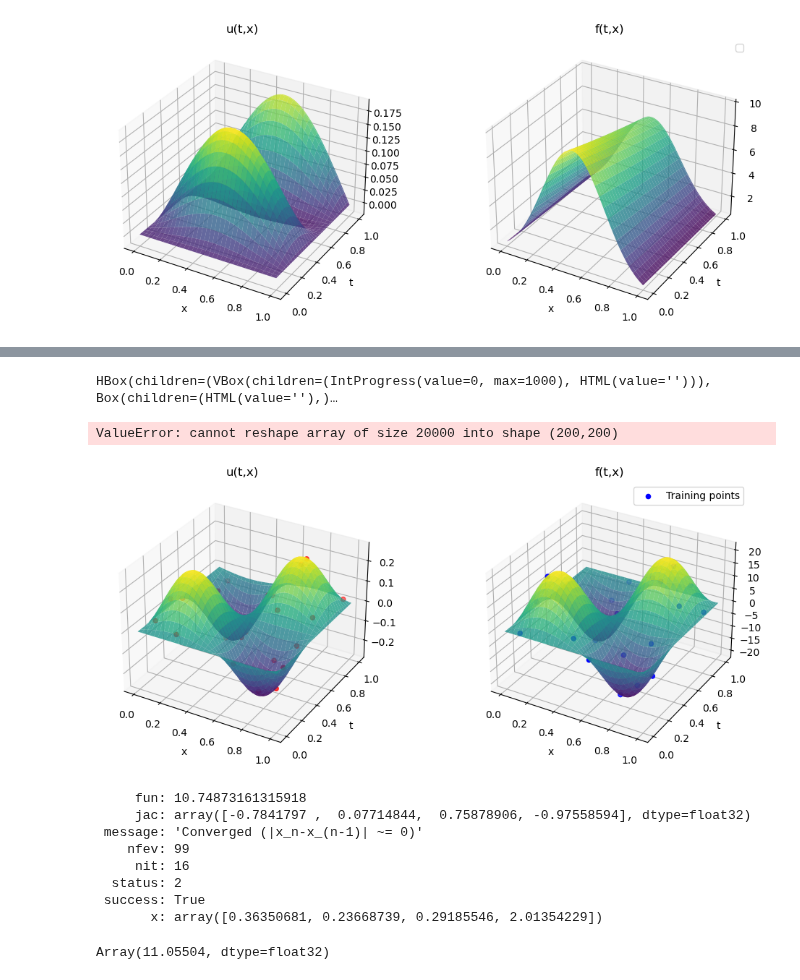
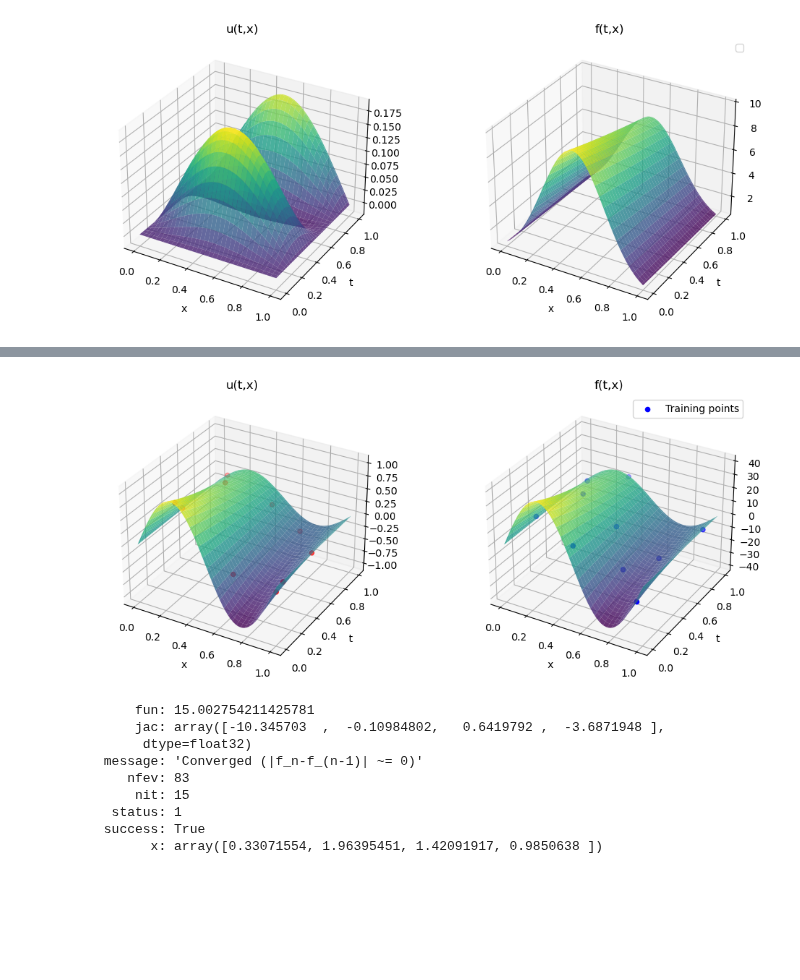
Before and after one commit to TobiLeitgeb/Code_bac, a Jupyter notebook: PI_GP_regressor/demo_notebook.ipynb, the cells around one changed output, grey strips where cells are left out. Cells and saved outputs as stored; diff of their text form; code cells hidden in the pictures; blank space fills up the shorter version.

```diff
--- a/PI_GP_regressor/demo_notebook.ipynb
+++ b/PI_GP_regressor/demo_notebook.ipynb
@@ -227,32 +193,15 @@ Mean squared error: {'u': 0.005076800473034382, 'f': 16.937171936035156}
-# %%
-kernel1 = GPy.kern.RBF(input_dim=1, variance=1., lengthscale=1.)
-kernel2 = GPy.kern.RBF(input_dim=1, variance=1., lengthscale=1.)
-kernel = kernel1 + kernel2
-m = GPy.models.GPRegression(model_2.X, model_2.Y, kernel)
-m.optimize(messages=True)
-x, t = np.linspace(0, 1, 100), np.linspace(0, 1, 100)
-x, t = np.meshgrid(x, t)
-x, t = x.reshape(-1,1), t.reshape(-1,1)
-X = np.hstack((x, t))
-
-mu, var = m.predict(X)
-mu = mu.reshape((200, 200))
-var = var.reshape((100, 100))
-plt.contourf(x.reshape((100, 100)), t.reshape((100, 100)), mu, 100)
-# %% [output]
-HBox(children=(VBox(children=(IntProgress(value=0, max=1000), HTML(value=''))), Box(children=(HTML(value=''),)…
-ValueError: cannot reshape array of size 20000 into shape (200,200)
 # %%
 from main_class import PhysicsInformedGP_regressor
 from kernels.kernel_heat_equation import k_ff_jax, k_uf_jax, k_fu_jax, k_uu_jax, gram_Matrix_jax
 kernel = [gram_Matrix_jax,k_uu_jax, k_uf_jax, k_fu_jax, k_ff_jax]
 params = ["l_x", "sigma_f_sq", "l_t", "alpha"]
 model3 = PhysicsInformedGP_regressor(kernel=kernel,timedependence=True,params=params)
-noise = [0.00001,0.00001]
-model3.set_training_data("data_files/heat_data.csv",25,noise)
+noise = [0.0000001,0.0000001]
+model3.set_training_data("data_files/heat_data_paper.csv",10,noise)
 model3.plot_raw_data(Training_points=True)
+model3.set_validation_data(2000)
 # %% [output]
-[figure, old version]
+[figure, new version]
 # %%
 import numpy as np
 def get_initial_values():
@@ -266,21 +215,18 @@ def get_initial_values():
     theta_initial[2] = np.exp(rng.uniform(-1.3, 0.3, 1))
     theta_initial[3] = rng.uniform(1, 4, 1)
     return theta_initial
-n_iterations, n_threads = 100  0, -1
+n_iterations, n_threads = 200, 8
 model3.train("TNC",n_iterations,n_threads,{'theta_initial': get_initial_values,   #needed for all optimization methods
-                                            'bounds': ((1e-2, None), (1e-2, None), (1e-1, None),(1e-2, None)), #needed for TNC and L-BFGS-B
-                                            'gtol': 1e-6})
+                                            'bounds': ((1e-2, None), (1e-2, None), (1e-5, None),(1e-2, None)), #needed for TNC and L-BFGS-B
+                                            'gtol': 1e-8})
  #needed for all optimization methods
 # %% [output]
-     fun: 10.74873161315918
-     jac: array([-0.7841797 ,  0.07714844,  0.75878906, -0.97558594], dtype=float32)
- message: 'Converged (|x_n-x_(n-1)| ~= 0)'
-    nfev: 99
-     nit: 16
-  status: 2
+     fun: 15.002754211425781
+     jac: array([-10.345703  ,  -0.10984802,   0.6419792 ,  -3.6871948 ],
+      dtype=float32)
+ message: 'Converged (|f_n-f_(n-1)| ~= 0)'
+    nfev: 83
+     nit: 15
+  status: 1
  success: True
-       x: array([0.36350681, 0.23668739, 0.29185546, 2.01354229])
+       x: array([0.33071554, 1.96395451, 1.42091917, 0.9850638 ])
-# %%
-model3.log_marginal_likelohood([0.38629589, 0.45815171, 0.31977706, 2.01977359])
-# %% [output]
-Array(11.05504, dtype=float32)
```
Also changed, not shown: parts of 11 cells of this notebook, 48 other files.
